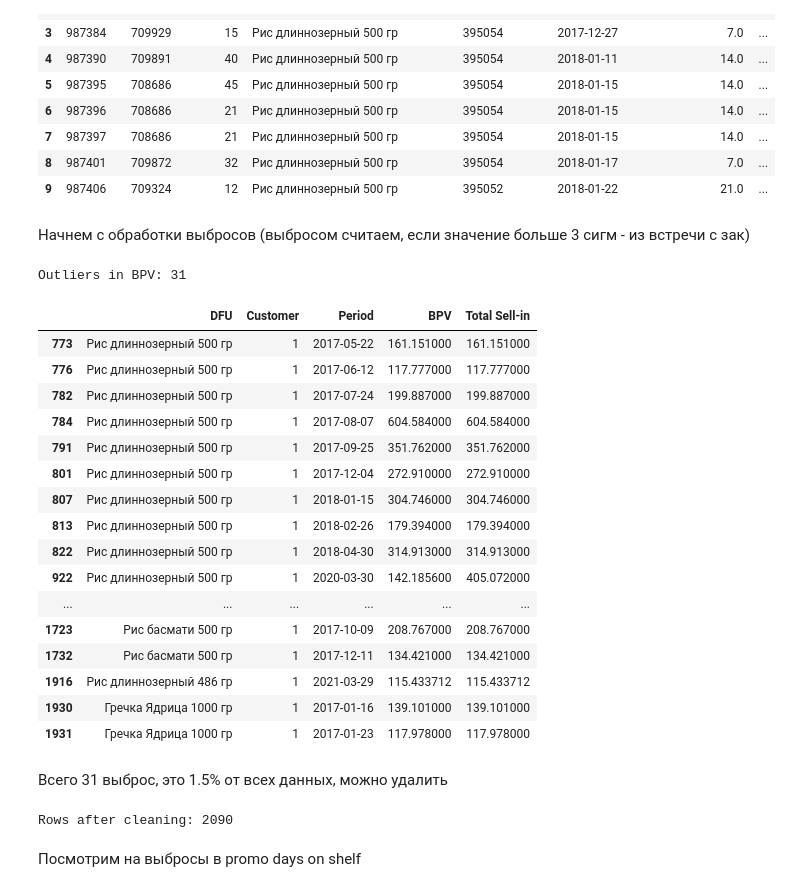
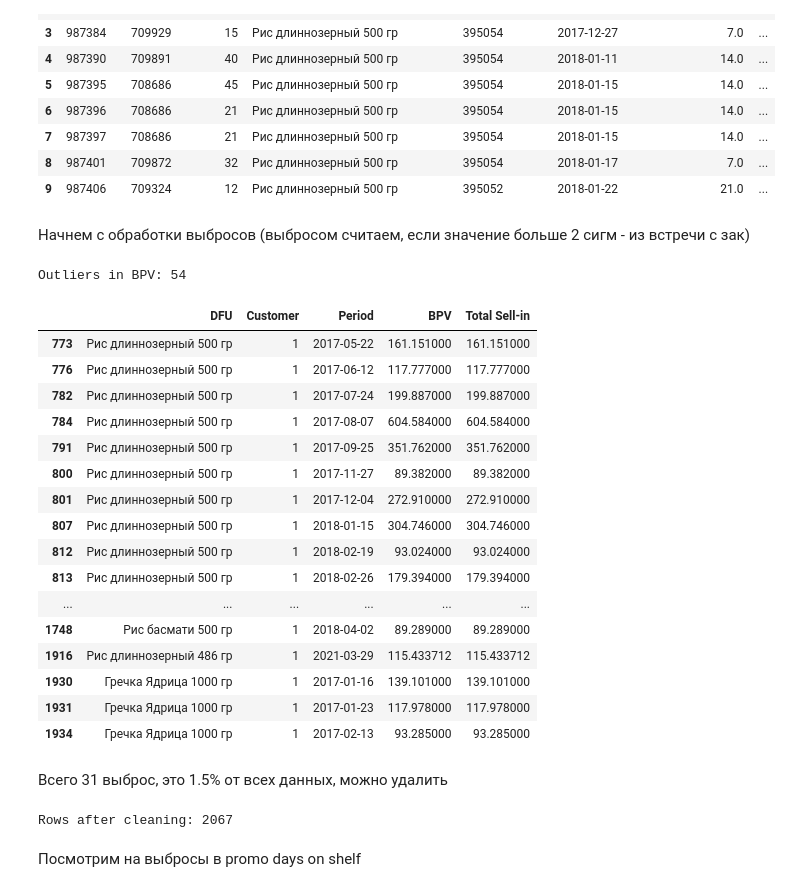
Before and after one commit to DenisMakukh/it-consulting, a Jupyter notebook: main.ipynb, the cells around one changed output. Cells and saved outputs as stored; diff of their text form; code cells hidden in the pictures.

```diff
--- a/main.ipynb
+++ b/main.ipynb
@@ -33,36 +33,36 @@ promo_df.head(10)
 | 8 | 987401 | 709872 | 32 | Рис длиннозерный 500 гр | 395054 | 2018-01-17 | 7.0 | ... |
 | 9 | 987406 | 709324 | 12 | Рис длиннозерный 500 гр | 395052 | 2018-01-22 | 21.0 | ... |
 # %% [markdown]
-Начнем с обработки выбросов (выбросом считаем, если значение больше 3 сигм - из встречи с зак)
+Начнем с обработки выбросов (выбросом считаем, если значение больше 2 сигм - из встречи с зак)
 # %%
 bpv_mean = sales_df["BPV"].mean()
 bpv_std = sales_df["BPV"].std()
-lower_bound = bpv_mean - 3 * bpv_std
-upper_bound = bpv_mean + 3 * bpv_std
+lower_bound = bpv_mean - 2 * bpv_std
+upper_bound = bpv_mean + 2 * bpv_std
 
 bpv_outliers = sales_df[(sales_df["BPV"] < lower_bound) | (sales_df["BPV"] > upper_bound)]
 
 print(f"Outliers in BPV: {len(bpv_outliers)}")
 bpv_outliers
 # %% [output]
-Outliers in BPV: 31
+Outliers in BPV: 54
 |  | DFU | Customer | Period | BPV | Total Sell-in |
 | 773 | Рис длиннозерный 500 гр | 1 | 2017-05-22 | 161.151000 | 161.151000 |
 | 776 | Рис длиннозерный 500 гр | 1 | 2017-06-12 | 117.777000 | 117.777000 |
 | 782 | Рис длиннозерный 500 гр | 1 | 2017-07-24 | 199.887000 | 199.887000 |
 | 784 | Рис длиннозерный 500 гр | 1 | 2017-08-07 | 604.584000 | 604.584000 |
 | 791 | Рис длиннозерный 500 гр | 1 | 2017-09-25 | 351.762000 | 351.762000 |
+| 800 | Рис длиннозерный 500 гр | 1 | 2017-11-27 | 89.382000 | 89.382000 |
 | 801 | Рис длиннозерный 500 гр | 1 | 2017-12-04 | 272.910000 | 272.910000 |
 | 807 | Рис длиннозерный 500 гр | 1 | 2018-01-15 | 304.746000 | 304.746000 |
+| 812 | Рис длиннозерный 500 гр | 1 | 2018-02-19 | 93.024000 | 93.024000 |
 | 813 | Рис длиннозерный 500 гр | 1 | 2018-02-26 | 179.394000 | 179.394000 |
-| 822 | Рис длиннозерный 500 гр | 1 | 2018-04-30 | 314.913000 | 314.913000 |
-| 922 | Рис длиннозерный 500 гр | 1 | 2020-03-30 | 142.185600 | 405.072000 |
 | ... | ... | ... | ... | ... | ... |
-| 1723 | Рис басмати 500 гр | 1 | 2017-10-09 | 208.767000 | 208.767000 |
-| 1732 | Рис басмати 500 гр | 1 | 2017-12-11 | 134.421000 | 134.421000 |
+| 1748 | Рис басмати 500 гр | 1 | 2018-04-02 | 89.289000 | 89.289000 |
 | 1916 | Рис длиннозерный 486 гр | 1 | 2021-03-29 | 115.433712 | 115.433712 |
 | 1930 | Гречка Ядрица 1000 гр | 1 | 2017-01-16 | 139.101000 | 139.101000 |
 | 1931 | Гречка Ядрица 1000 гр | 1 | 2017-01-23 | 117.978000 | 117.978000 |
+| 1934 | Гречка Ядрица 1000 гр | 1 | 2017-02-13 | 93.285000 | 93.285000 |
 # %% [markdown]
 Всего 31 выброс, это 1.5% от всех данных, можно удалить
 # %%
@@ -70,7 +70,7 @@ sales_df_cleaned = sales_df[(sales_df["BPV"] >= lower_bound) & (sales_df["BPV"]
 
 print(f"Rows after cleaning: {len(sales_df_cleaned)}")
 # %% [output]
-Rows after cleaning: 2090
+Rows after cleaning: 2067
 # %% [markdown]
 Посмотрим на выбросы в promo days on shelf
 # %%
```
Also changed, not shown: parts of 15 cells of this notebook, 1 other file.
